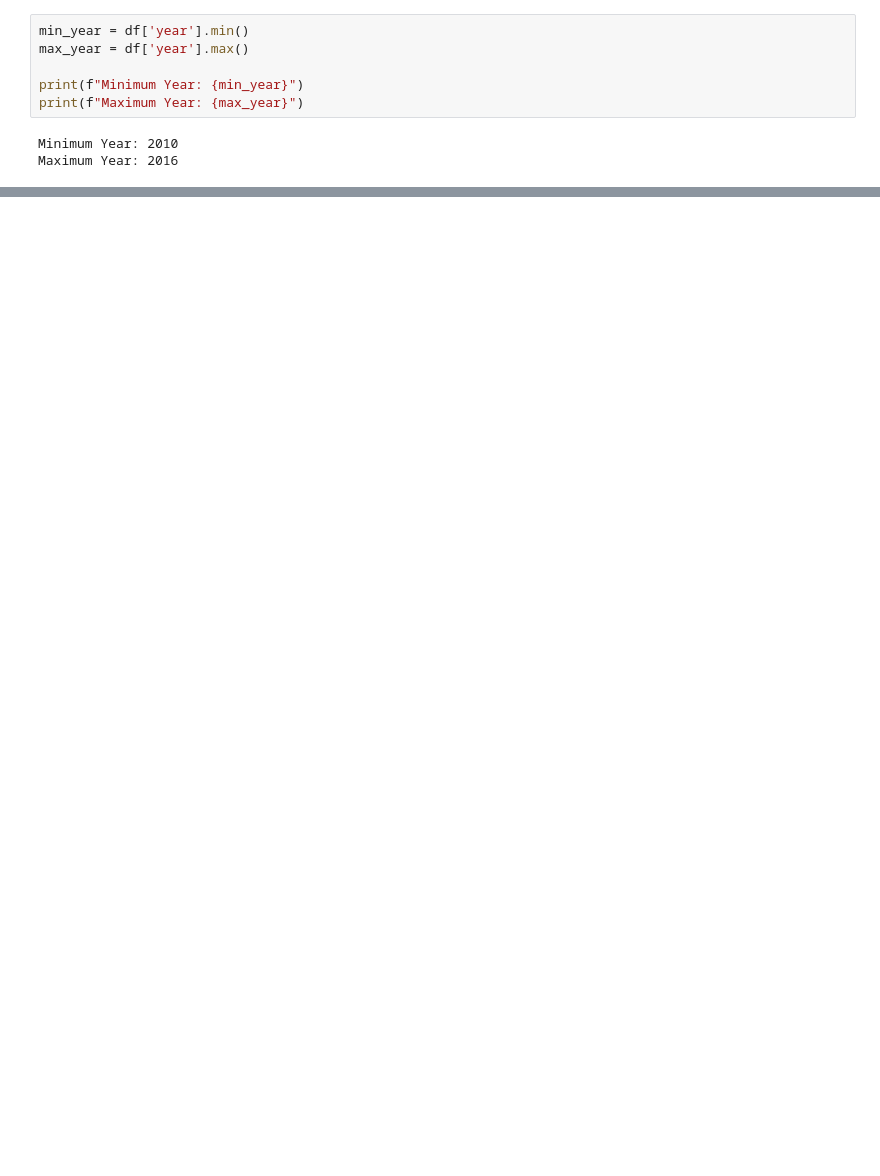
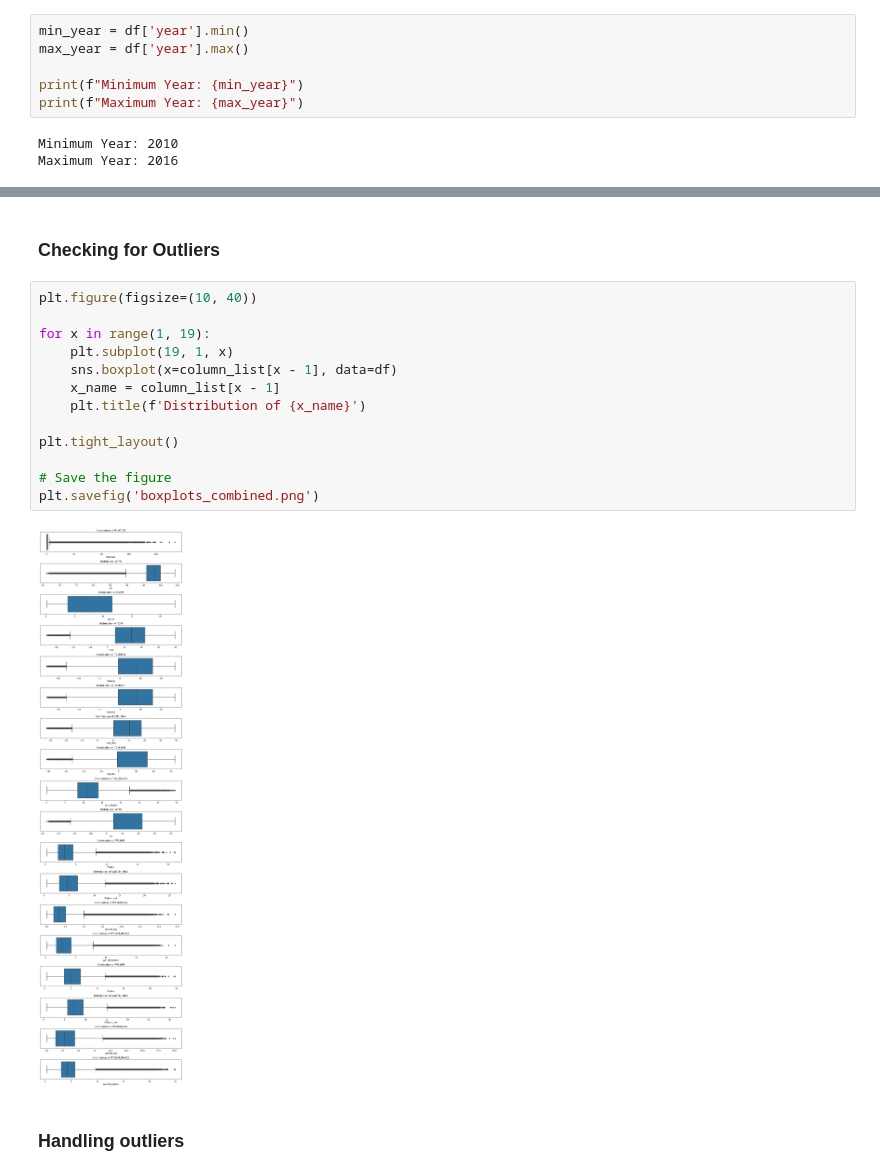
Before and after one commit to vicky545/UMBC-DATA606-Capstone, a Jupyter notebook: notebooks/Drought_Prediction.ipynb, the cells around one changed output, grey strips where cells are left out. Saved outputs shown, nothing was run; the diff lists cells and outputs as text; blank space fills up the shorter version.

Commit message:
outliers

```diff
--- a/notebooks/Drought_Prediction.ipynb
+++ b/notebooks/Drought_Prediction.ipynb
@@ -121,0 +288,19 @@ array([   nan, 0.    , 0.0507, ..., 1.6143, 0.7399, 0.606 ])
+# %% [markdown]
+### Checking for Outliers
+# %%
+plt.figure(figsize=(10, 40))
+
+for x in range(1, 19):
+    plt.subplot(19, 1, x)
+    sns.boxplot(x=column_list[x - 1], data=df)
+    x_name = column_list[x - 1]
+    plt.title(f'Distribution of {x_name}')
+
+plt.tight_layout()
+
+# Save the figure
+plt.savefig('boxplots_combined.png')
+# %% [output]
+[figure, added]
+# %% [markdown]
+### Handling outliers
```
Also changed, not shown: parts of 22 cells of this notebook, 1 other file.
